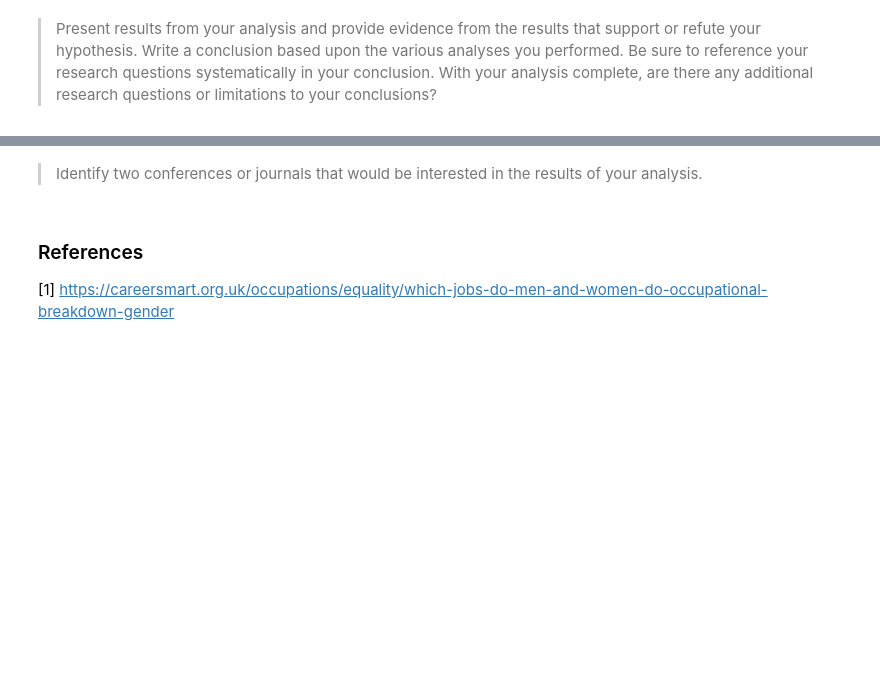
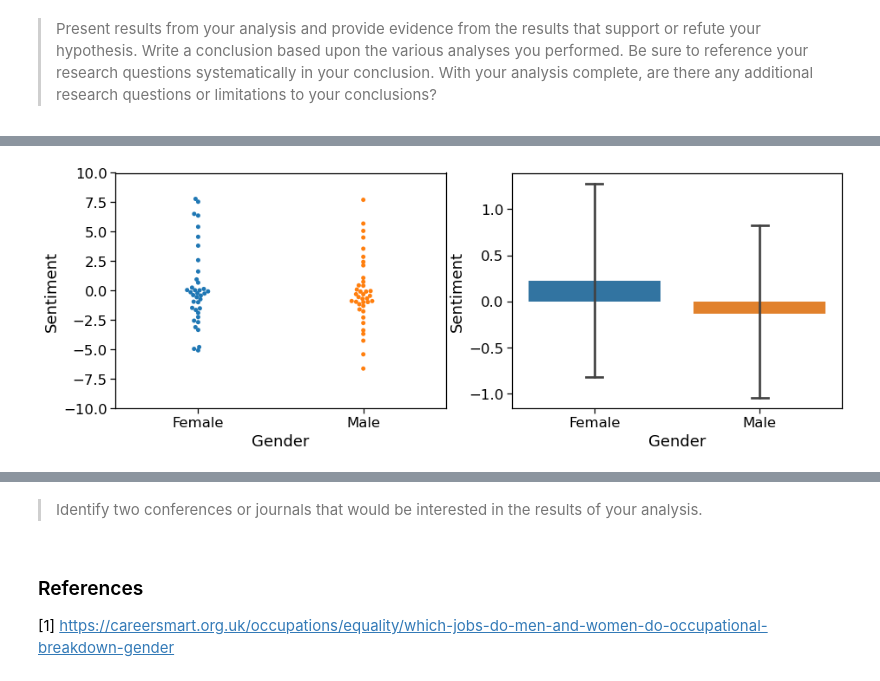
Before and after one commit to wisniemj/CS8321, a Jupyter notebook: Project 1.ipynb, the cells around one changed output, grey strips where cells are left out. Saved outputs shown, nothing was run; the diff lists cells and outputs as text; code cells hidden in the pictures; blank space fills up the shorter version.

```diff
--- a/Project 1.ipynb
+++ b/Project 1.ipynb
@@ -46,6 +50,4 @@ seaborn.set_context('notebook', rc={'figure.figsize': (10, 6)}, font_scale=1.5)
 # %%
-%%time
-
 # load embeddings from a given file name
 def load_embeddings(filename):
     """
@@ -67,7 +69,3 @@ def load_embeddings(filename):
 
     arr = np.vstack(rows)
     return pd.DataFrame(arr, index=labels, dtype='f')
-
-# load embeddings
-embeddings = load_embeddings('glove.840B.300d/glove.840B.300d.txt')
-embeddings.shape
@@ -285,0 +313,10 @@ plot = seaborn.barplot(x='Gender', y='Sentiment', data=term_df, capsize=.1)
+# %%
+# analysis 2: ConceptNet Numberbatch
+matplotlib.pyplot.figure(figsize=(15,5))
+matplotlib.pyplot.subplot(121)
+plot = seaborn.swarmplot(x='Gender', y='Sentiment', data=cnnb_term_df)
+plot.set_ylim([-10, 10])
+matplotlib.pyplot.subplot(122)
+plot = seaborn.barplot(x='Gender', y='Sentiment', data=cnnb_term_df, capsize=.1)
+# %% [output]
+[figure, added]
```
Also changed, not shown: parts of 25 cells of this notebook, 1 other file.
